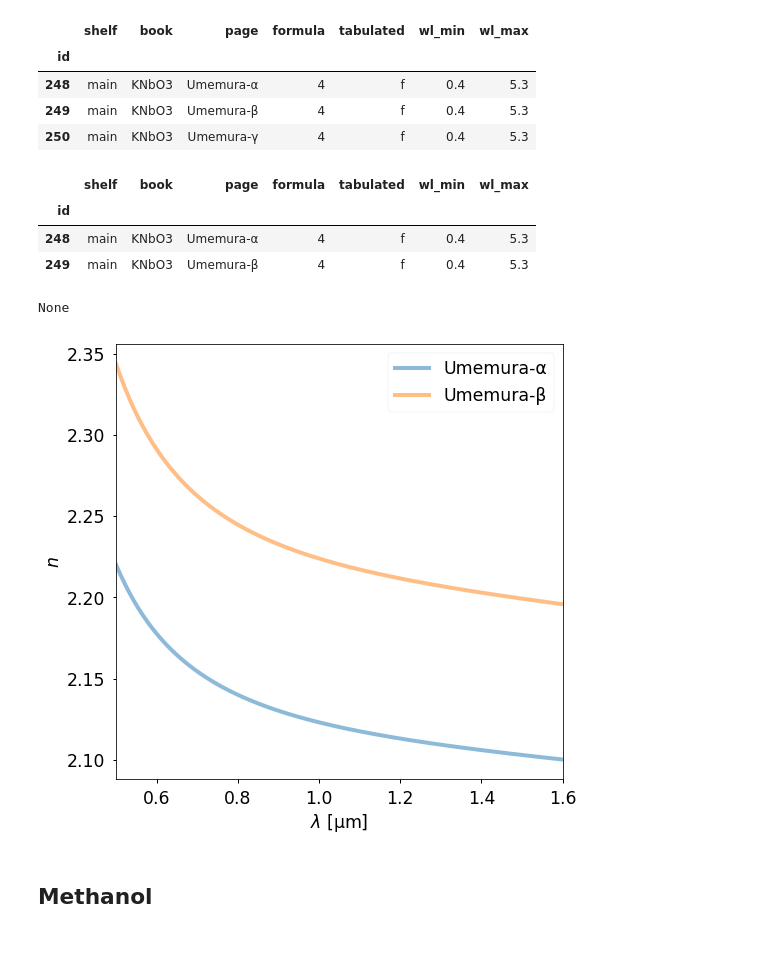
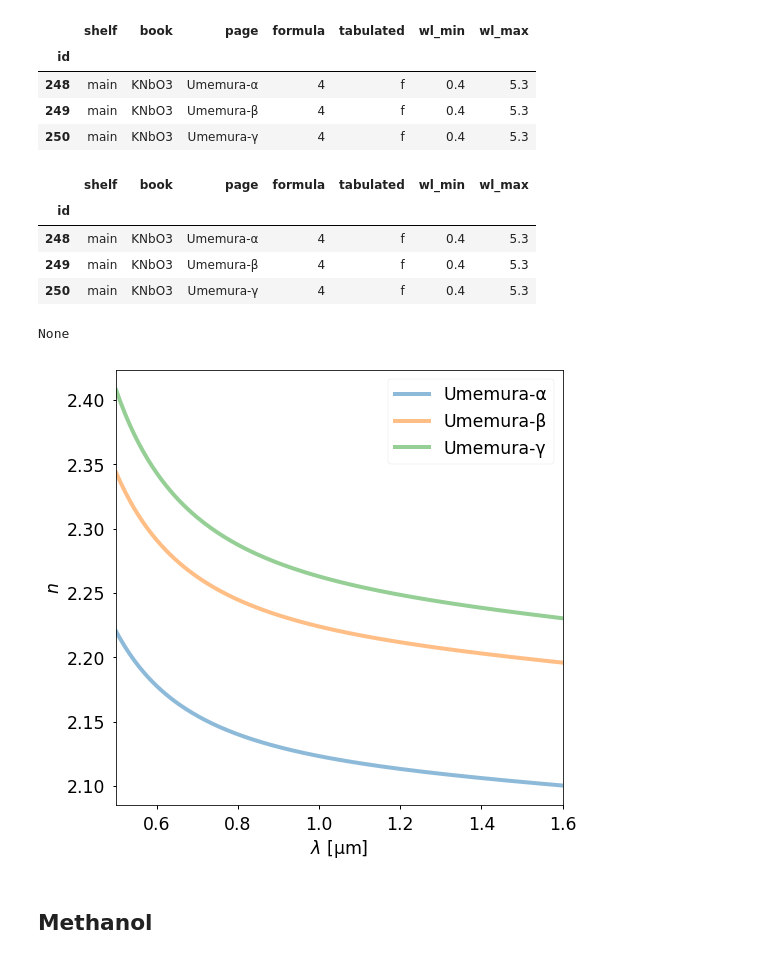
Before and after one commit to mnishida/RII_Pandas, a Jupyter notebook: examples/examples.ipynb, the cells around one changed output. Drawn from its saved outputs; the diff is of its cells as text; code cells hidden in the pictures.

```diff
--- a/examples/examples.ipynb
+++ b/examples/examples.ipynb
@@ -241,20 +223,23 @@ ri.search('KNbO3')
 | 250 | main | KNbO3 | Umemura-γ | 4 | f | 0.4 | 5.3 |
 # %%
 ri = riip.RiiDataFrame()
-KNbO3 = ri.material(248)
-KNbO3_2 = ri.material(249)
-print(display(ri.show([KNbO3.ID, KNbO3_2.ID])))
+KNbO3_alpha = ri.material(248)
+KNbO3_beta = ri.material(249)
+KNbO3_gamma = ri.material(250)
+print(display(ri.show([KNbO3_alpha.ID, KNbO3_beta.ID, KNbO3_gamma.ID])))
 wls = np.linspace(0.5, 1.6, 200)
-KNbO3.plot(wls, 'n', '-')
-KNbO3_2.plot(wls, 'n', '-')
+KNbO3_alpha.plot(wls, 'n', '-')
+KNbO3_beta.plot(wls, 'n', '-')
+KNbO3_gamma.plot(wls, 'n', '-')
 plt.show()
 # %% [output]
 |  | shelf | book | page | formula | tabulated | wl_min | wl_max |
 | id |  |  |  |  |  |  |  |
 | 248 | main | KNbO3 | Umemura-α | 4 | f | 0.4 | 5.3 |
 | 249 | main | KNbO3 | Umemura-β | 4 | f | 0.4 | 5.3 |
+| 250 | main | KNbO3 | Umemura-γ | 4 | f | 0.4 | 5.3 |
 None
-[figure, old version]
+[figure, new version]
 # %% [markdown]
 ## Methanol
 # %%
```
Also changed, not shown: parts of 8 cells of this notebook.
